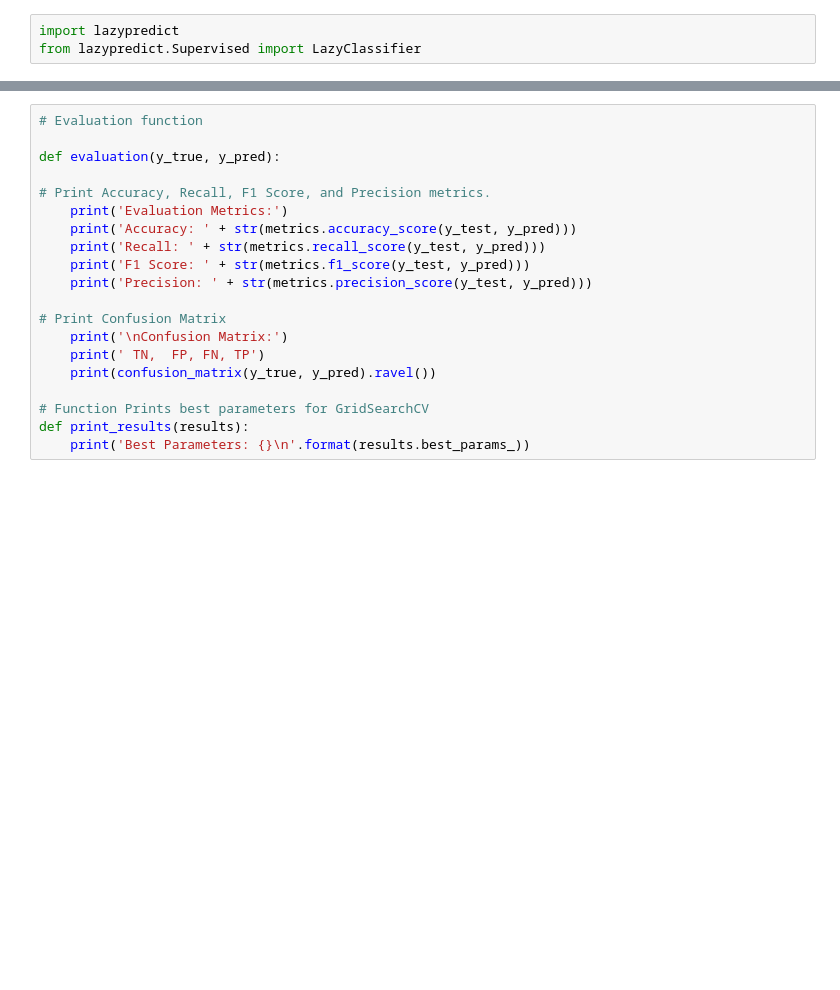
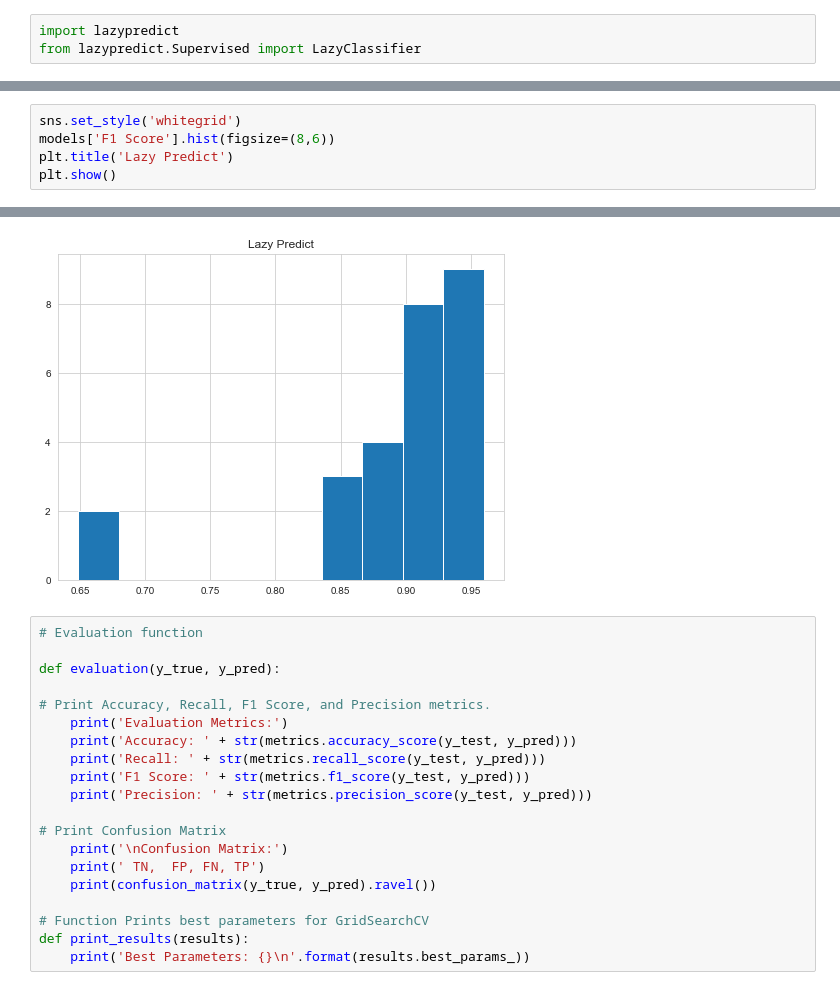
Before and after one commit to Ismaeltrevi/Predicting-Fetal-Risk-Using-Cardiotocographic-Data, a Jupyter notebook: vanilla_model_cleaned.ipynb, the cells around one changed output, grey strips where cells are left out. Cells and saved outputs as stored; diff of their text form; blank space fills up the shorter version.

```diff
--- a/vanilla_model_cleaned.ipynb
+++ b/vanilla_model_cleaned.ipynb
@@ -122,0 +123,6 @@ models
+# %%
+sns.set_style('whitegrid')
+models['F1 Score'].hist(figsize=(8,6))
+plt.title('Lazy Predict')
+plt.show()
+# %% [output]
@@ -123,3 +132,4 @@ models
+[figure, added]
 # %%
 # Evaluation function
 
```
Also changed, not shown: parts of 2 cells of this notebook.
